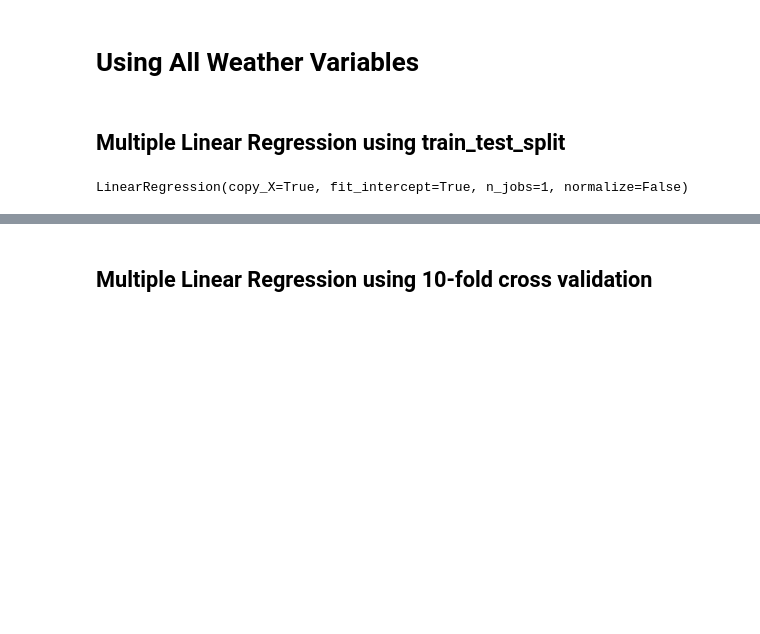
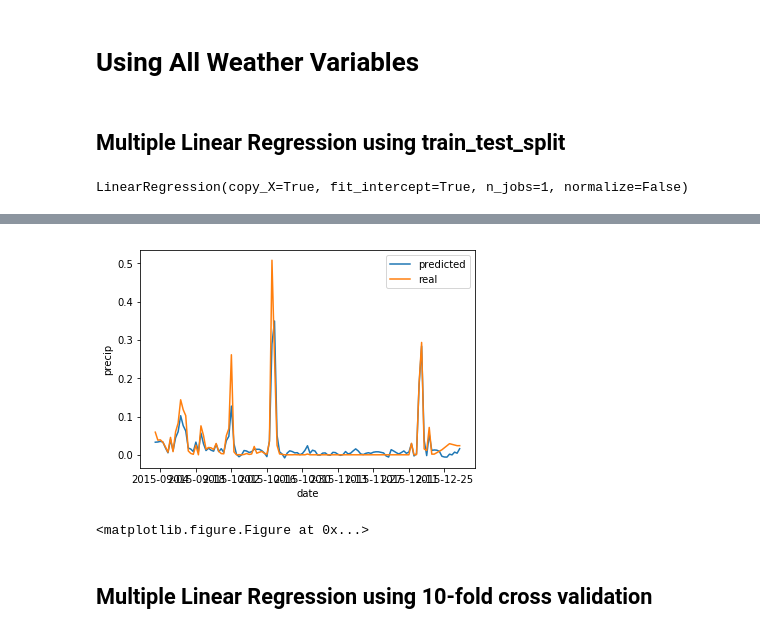
Before and after one commit to mavicreccion/DATAMIN_FinalProject, a Jupyter notebook: model_LinearRegression.ipynb, the cells around one changed output, grey strips where cells are left out. Drawn from its saved outputs; the diff is of its cells as text; code cells hidden in the pictures; blank space fills up the shorter version.

```diff
--- a/model_LinearRegression.ipynb
+++ b/model_LinearRegression.ipynb
@@ -72,3 +69,18 @@ pl.show()
+# %%
+# Plot outputs
+%matplotlib inline
+fig = pl.figure()
+pl.plot(Y_test.index, p, label='predicted')
+pl.plot(Y_test.index, Y_test, label='real')
+pl.ylabel('precip')
+pl.xlabel('date')
+pl.legend()
+pl.show()
+
+pl.savefig('wwo_model_results/linear_all_linegraph.png')
+# %% [output]
+[figure, added]
+<matplotlib.figure.Figure at 0x...>
 # %% [markdown]
 ## Multiple Linear Regression using 10-fold cross validation
 # %%
```
Also changed, not shown: parts of 16 cells of this notebook, 39 other files.
